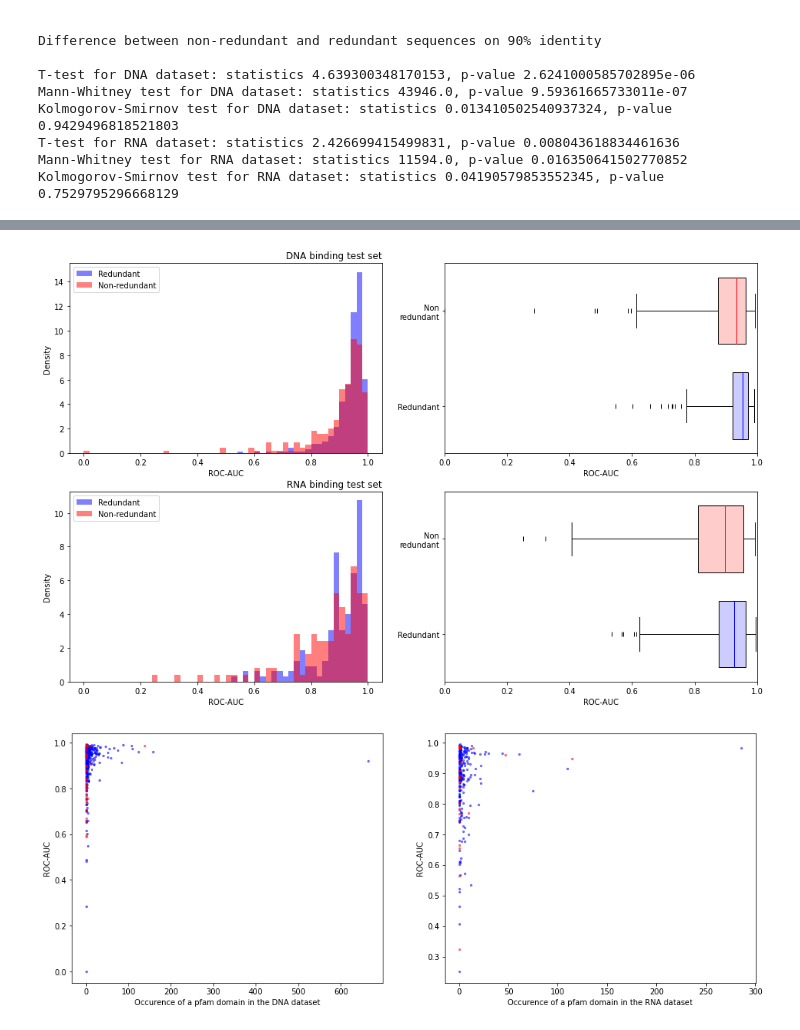
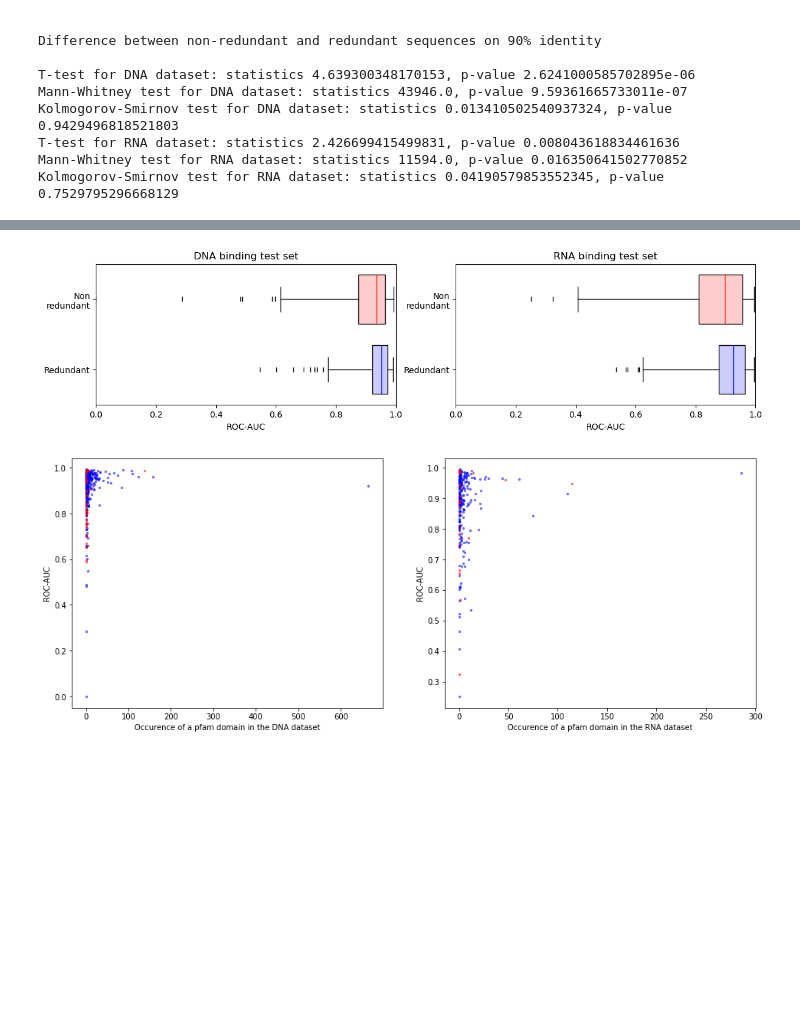
Before and after one commit to geraseva/masif_npi, a Jupyter notebook: Inference_analysis.ipynb, the cells around one changed output, grey strips where cells are left out. Saved outputs shown, nothing was run; the diff lists cells and outputs as text; code cells hidden in the pictures; blank space fills up the shorter version.

```diff
--- a/Inference_analysis.ipynb
+++ b/Inference_analysis.ipynb
@@ -474,6 +479,7 @@ plt.show()
 # %%
-plt.figure(figsize=(16,10))
-plt.subplot(222)
+plt.figure(figsize=(14,3))
+plt.subplot(121)
+plt.title('DNA binding test set')
 plt.xlabel('ROC-AUC')
 plt.xlim(0,1)
 box=plt.boxplot([inf_data_dna[inf_data_dna.clust_size>0].roc,
@@ -485,43 +491,48 @@ box['boxes'][0].set_facecolor('#CCCCFF')
 box['medians'][1].set_color('red')
 box['boxes'][1].set_facecolor('#FFCCCC')
 #plt.text(s="Kolmogorov-Smirnov test: statistics {:.2f}, p-value {:.5e}".format(dna_kss_r,dna_ksp_r), y=1.5, x=0.1)
-
+'''
 plt.subplot(221)
 plt.title('DNA binding test set',loc='right')
 
 plt.xlabel('ROC-AUC')
 plt.ylabel('Density')
 plt.hist(inf_data_dna[inf_data_dna.clust_size>0].roc, bins=50, alpha=0.5, density=True, color='blue', range=(0,1))
 plt.hist(inf_data_dna[inf_data_dna.clust_size==0].roc, bins=50, alpha=0.5, density=True, color='red', range=(0,1))
 plt.legend(labels=['Redundant', 'Non-redundant' ])
 #plt.text(s='T-test: statistics {:.5f}, p-value {:.5e}'.format(dna_ts_r,dna_tp_r), y=8, x=0.2)
+'''
 
-plt.subplot(224)
+plt.subplot(122)
+plt.title('RNA binding test set')
 plt.xlabel('ROC-AUC')
 plt.xlim(0,1)
 box=plt.boxplot([inf_data_rna[inf_data_rna.clust_size>0].roc,
              inf_data_rna[inf_data_rna.clust_size==0].roc],
             labels=['Redundant', 'Non\nredundant' ],
             whis=3, vert=0, widths=.7,patch_artist=True, flierprops=dict(marker='|'))
 box['medians'][0].set_color('blue')
 box['boxes'][0].set_facecolor('#CCCCFF')
 box['medians'][1].set_color('red')
 box['boxes'][1].set_facecolor('#FFCCCC')
 #plt.text(s="Kolmogorov-Smirnov test: statistics {:.2f}, p-value {:.5e}".format(rna_kss_r,rna_ksp_r), y=1.5, x=0.1)
-
+'''
 plt.subplot(223)
 plt.title('RNA binding test set',loc='right')
 
 plt.xlabel('ROC-AUC')
 plt.ylabel('Density')
 
 plt.hist(inf_data_rna[inf_data_rna.clust_size>0].roc, bins=50, alpha=0.5, density=True, color='blue', range=(0,1))
 plt.hist(inf_data_rna[inf_data_rna.clust_size==0].roc, bins=50, alpha=0.5, density=True, color='red', range=(0,1))
 plt.legend(labels=['Redundant', 'Non-redundant'  ])
 #plt.text(s="T-test: statistics {:.2f}, p-value {:.5e}".format(rna_ts_r,rna_tp_r), y=5, x=0.2)
+'''
+plt.savefig("images/redundant_boxes.pdf",format="pdf", bbox_inches='tight',pad_inches=0)
+
 plt.show()
 # %% [output]
-[figure, old version]
+[figure, new version]
 # %%
 plt.figure(figsize=(16,6))
 plt.subplot(121)
```
Also changed, not shown: parts of 16 cells of this notebook, 1 other file.
